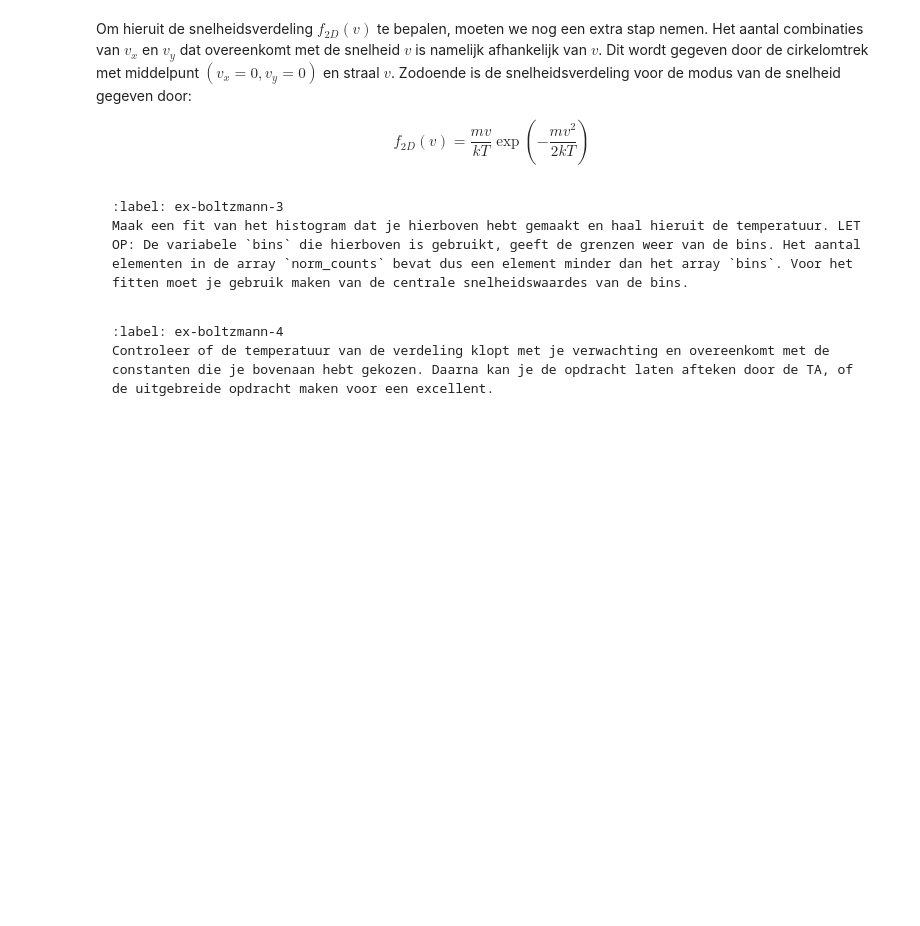
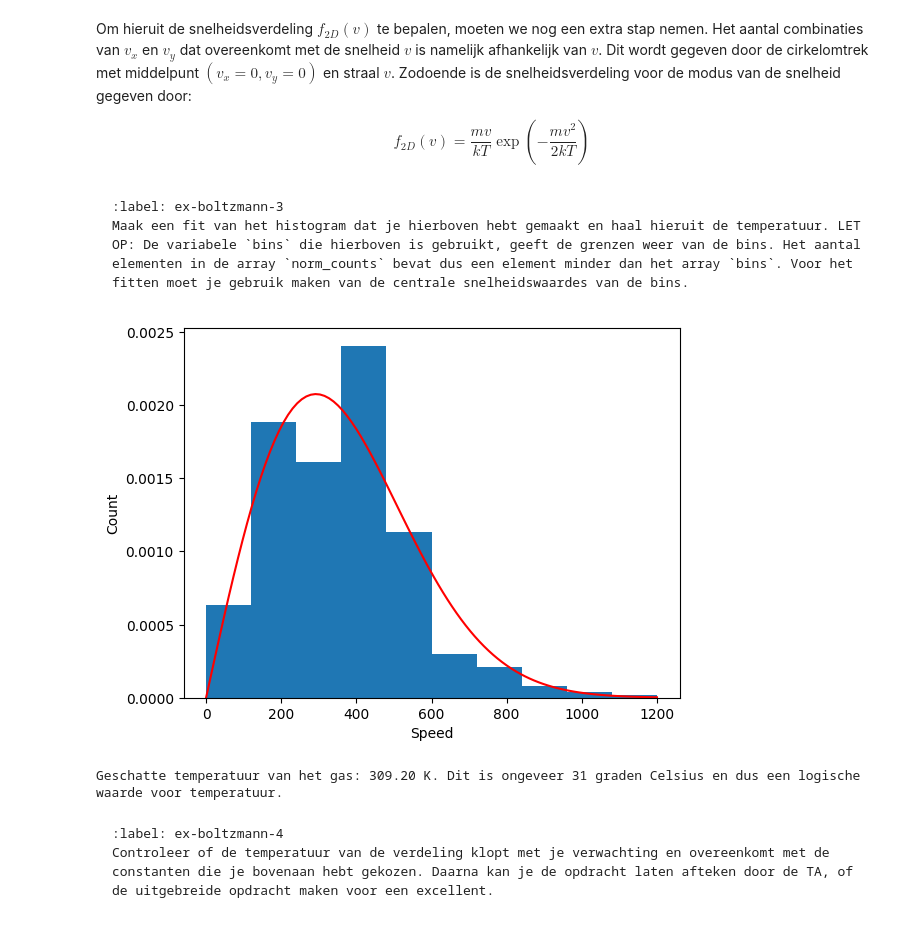
Before and after one commit to srimanp07/SrimanAbel, a Jupyter notebook: Content/PySim/6_boltzmann.ipynb, the cells around one changed output. Saved outputs shown, nothing was run; the diff lists cells and outputs as text; code cells hidden in the pictures; blank space fills up the shorter version.

````diff
--- a/Content/PySim/6_boltzmann.ipynb
+++ b/Content/PySim/6_boltzmann.ipynb
@@ -219,7 +217,7 @@ Om de snelheidsverdeling van de deeltjes te bepalen kan je gebruik maken van de
 particles = []
 
 create_uniform_particles(particles)
-for i in range(num_steps):
+for i in range(100):
     take_time_step(particles)
 
 speeds = [np.linalg.norm(p.v) for p in particles]
@@ -352,6 +350,31 @@ Maak een fit van het histogram dat je hierboven hebt gemaakt en haal hieruit de
 ```
 # %%
 #your code/answer
+
+#beta=m/k*T
+k=1.380649e-23  # J/K
+def maxwell_boltzmann(v, beta):
+    return beta*v*np.exp(-beta*v**2/2)
+
+bin_centers = 0.5 * (bins[:-1] + bins[1:])
+
+popt, pcov = curve_fit(maxwell_boltzmann, bin_centers, norm_counts, p0=[1e-5])
+beta_fit = popt[0]
+
+v_fit = np.linspace(0, 3*V_0, 100)
+
+plt.figure()
+plt.xlabel('Speed')
+plt.ylabel('Count')
+plt.stairs(norm_counts, bins, fill='True')
+plt.plot(v_fit, maxwell_boltzmann(v_fit, beta_fit), 'r-', label='Maxwell-Boltzmann fit')
+plt.show()
+
+T=p.m/(k*beta_fit)
+print(f"Geschatte temperatuur van het gas: {T:.2f} K. Dit is ongeveer 31 graden Celsius en dus een logische waarde voor temperatuur.")
+# %% [output]
+[figure, added]
+Geschatte temperatuur van het gas: 309.20 K. Dit is ongeveer 31 graden Celsius en dus een logische waarde voor temperatuur.
 # %% [markdown]
 ```{exercise}
 :label: ex-boltzmann-4
````
Also changed, not shown: parts of 8 cells of this notebook.
